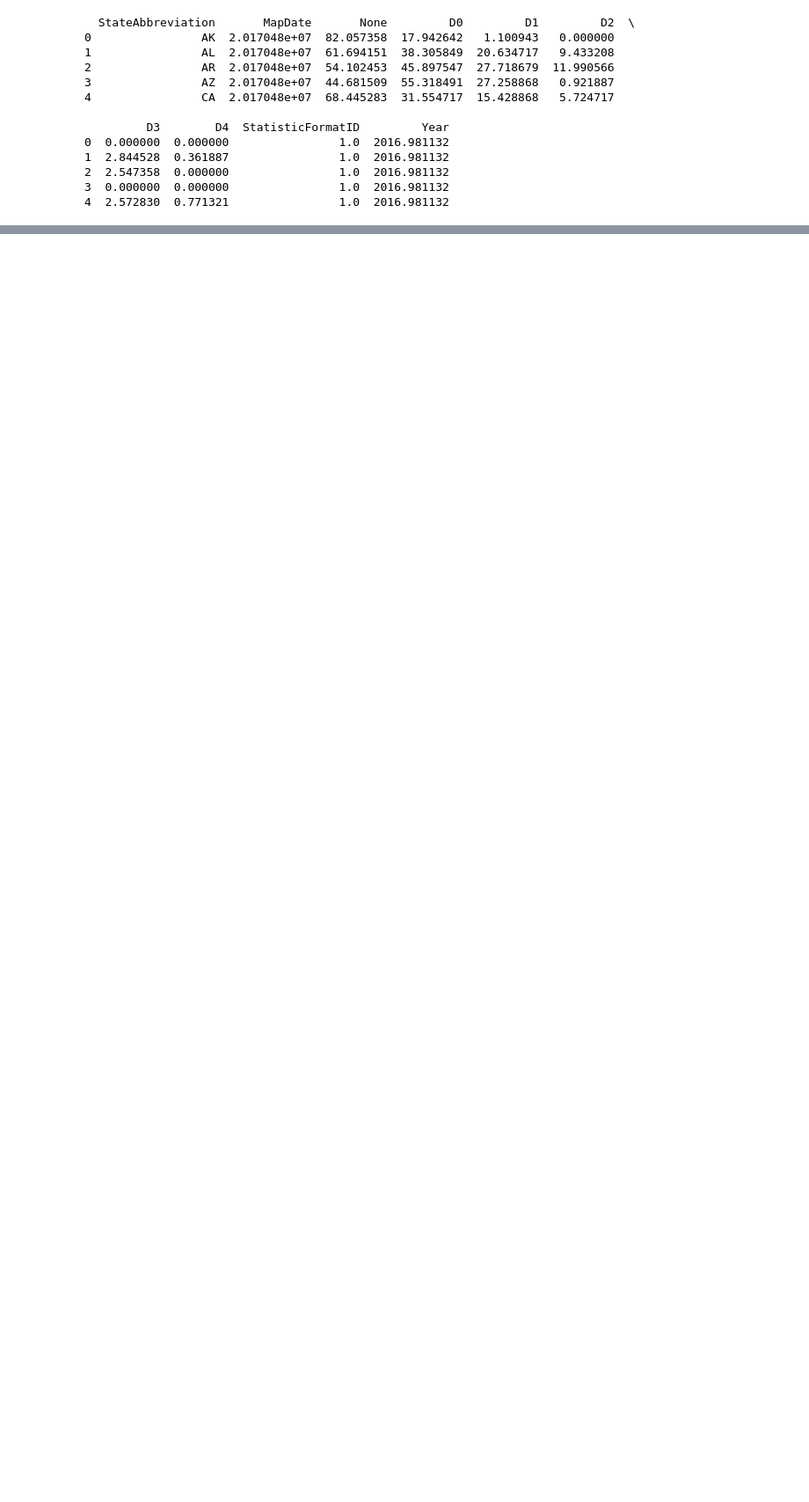
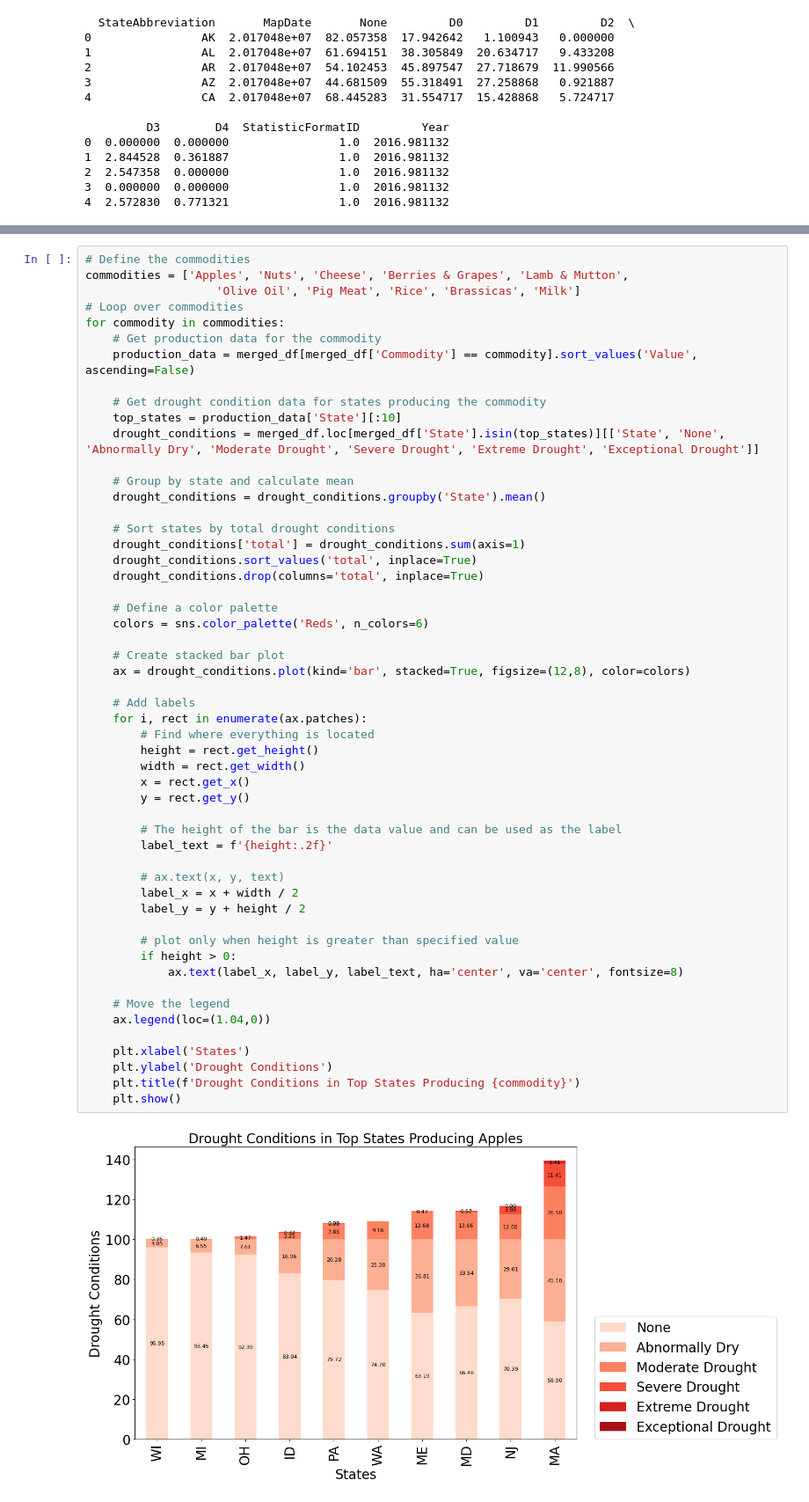
Before and after one commit to ninae555/case_studdy_1, a Jupyter notebook: report.ipynb, the cells around one changed output, grey strips where cells are left out. Shown at 88% size. Saved outputs shown, nothing was run; the diff lists cells and outputs as text; blank space fills up the shorter version.

```diff
--- a/report.ipynb
+++ b/report.ipynb
@@ -332,0 +1005,55 @@ print(tabulate(df_drought_new.head(), headers='keys', tablefmt='grid'))
+# %%
+# Define the commodities
+commodities = ['Apples', 'Nuts', 'Cheese', 'Berries & Grapes', 'Lamb & Mutton',
+                   'Olive Oil', 'Pig Meat', 'Rice', 'Brassicas', 'Milk']
+# Loop over commodities
+for commodity in commodities:
+    # Get production data for the commodity
+    production_data = merged_df[merged_df['Commodity'] == commodity].sort_values('Value', ascending=False)
+
+    # Get drought condition data for states producing the commodity
+    top_states = production_data['State'][:10]
+    drought_conditions = merged_df.loc[merged_df['State'].isin(top_states)][['State', 'None', 'Abnormally Dry', 'Moderate Drought', 'Severe Drought', 'Extreme Drought', 'Exceptional Drought']]
+
+    # Group by state and calculate mean
+    drought_conditions = drought_conditions.groupby('State').mean()
+
+    # Sort states by total drought conditions
+    drought_conditions['total'] = drought_conditions.sum(axis=1)
+    drought_conditions.sort_values('total', inplace=True)
+    drought_conditions.drop(columns='total', inplace=True)
+
+    # Define a color palette
+    colors = sns.color_palette('Reds', n_colors=6)
+
+    # Create stacked bar plot
+    ax = drought_conditions.plot(kind='bar', stacked=True, figsize=(12,8), color=colors)
+
+    # Add labels
+    for i, rect in enumerate(ax.patches):
+        # Find where everything is located
+        height = rect.get_height()
+        width = rect.get_width()
+        x = rect.get_x()
+        y = rect.get_y()
+
+        # The height of the bar is the data value and can be used as the label
+        label_text = f'{height:.2f}'
+
+        # ax.text(x, y, text)
+        label_x = x + width / 2
+        label_y = y + height / 2
+
+        # plot only when height is greater than specified value
+        if height > 0:
+            ax.text(label_x, label_y, label_text, ha='center', va='center', fontsize=8)
+
+    # Move the legend
+    ax.legend(loc=(1.04,0))
+
+    plt.xlabel('States')
+    plt.ylabel('Drought Conditions')
+    plt.title(f'Drought Conditions in Top States Producing {commodity}')
+    plt.show()
+# %% [output]
+[figure, added]
```
Also changed, not shown: parts of 58 cells of this notebook, 11 other files.
